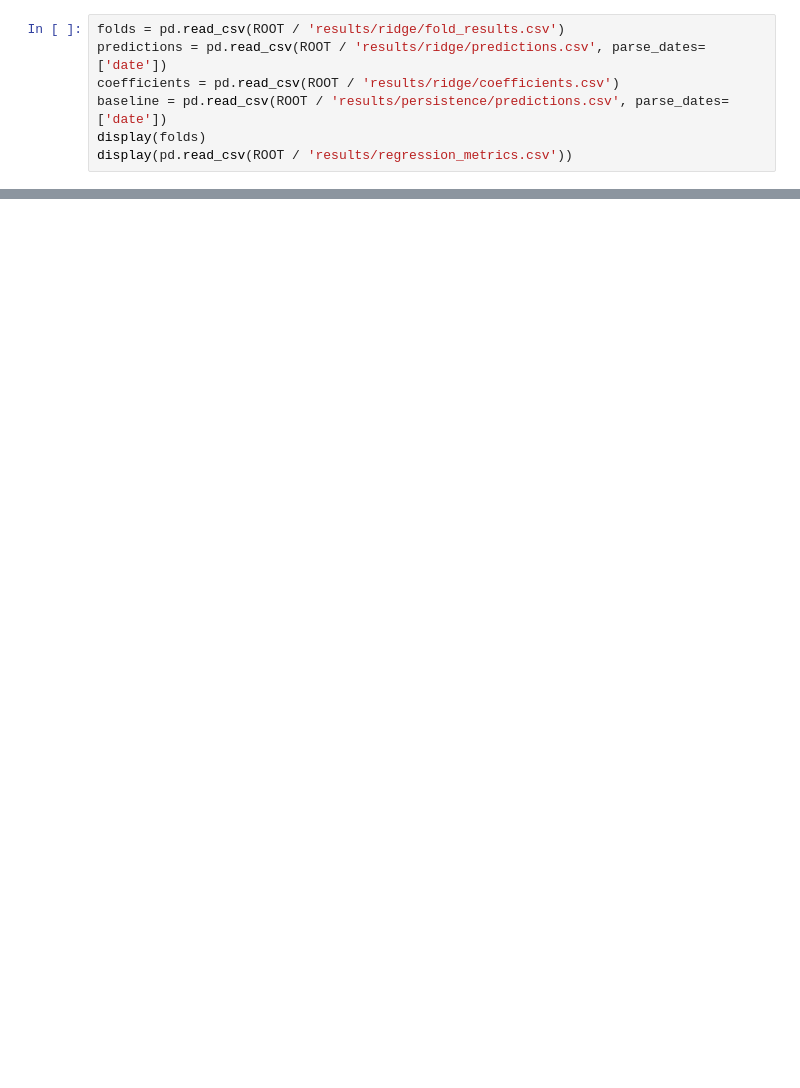
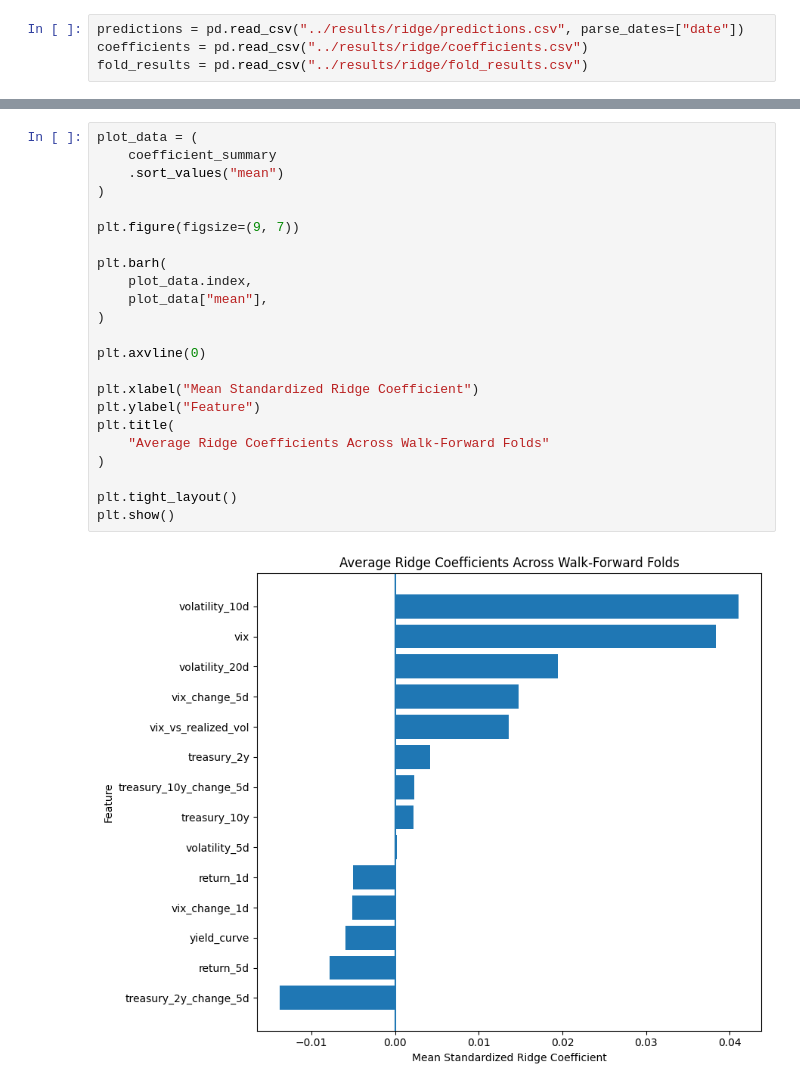
Before and after one commit to Lucie0124/Financial-Volatility-Forecasting, a Jupyter notebook: notebooks/02_ridge_analysis.ipynb, the cells around one changed output, grey strips where cells are left out. Saved outputs shown, nothing was run; the diff lists cells and outputs as text; blank space fills up the shorter version.

```diff
--- a/notebooks/02_ridge_analysis.ipynb
+++ b/notebooks/02_ridge_analysis.ipynb
@@ -26,7 +6,4 @@ Verified corrected dataset and evaluation: [2022, 2023, 2024, 2025]
 # %%
-folds = pd.read_csv(ROOT / 'results/ridge/fold_results.csv')
-predictions = pd.read_csv(ROOT / 'results/ridge/predictions.csv', parse_dates=['date'])
-coefficients = pd.read_csv(ROOT / 'results/ridge/coefficients.csv')
-baseline = pd.read_csv(ROOT / 'results/persistence/predictions.csv', parse_dates=['date'])
-display(folds)
-display(pd.read_csv(ROOT / 'results/regression_metrics.csv'))
+predictions = pd.read_csv("../results/ridge/predictions.csv", parse_dates=["date"])
+coefficients = pd.read_csv("../results/ridge/coefficients.csv")
+fold_results = pd.read_csv("../results/ridge/fold_results.csv")
@@ -109,0 +54,25 @@ Ridge improves pooled MAE modestly relative to the corrected baseline. These los
+# %%
+plot_data = (
+    coefficient_summary
+    .sort_values("mean")
+)
+
+plt.figure(figsize=(9, 7))
+
+plt.barh(
+    plot_data.index,
+    plot_data["mean"],
+)
+
+plt.axvline(0)
+
+plt.xlabel("Mean Standardized Ridge Coefficient")
+plt.ylabel("Feature")
+plt.title(
+    "Average Ridge Coefficients Across Walk-Forward Folds"
+)
+
+plt.tight_layout()
+plt.show()
+# %% [output]
+[figure, added]
```
Also changed, not shown: parts of 16 cells of this notebook, 52 other files.
